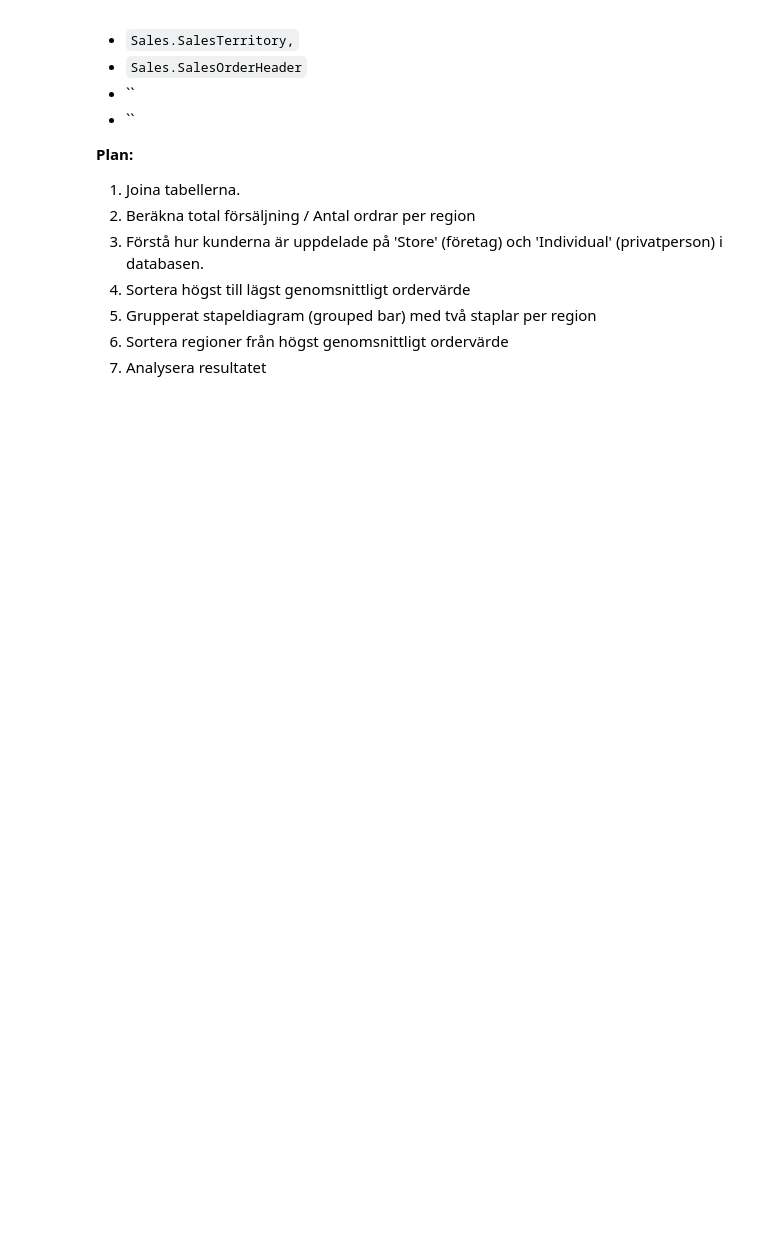
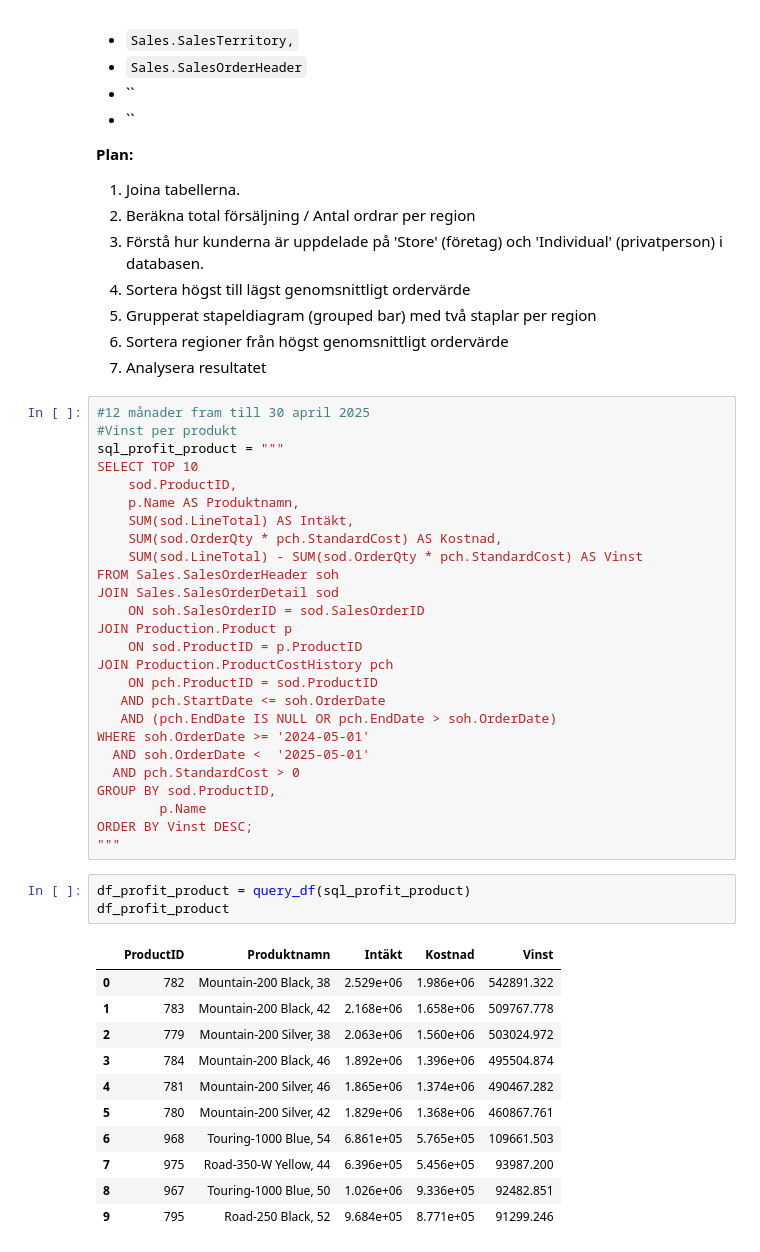
Before and after one commit to EliWei/SQL_uppgift_Dec25, a Jupyter notebook: Notebook.ipynb, the cells around one changed output. Saved outputs shown, nothing was run; the diff lists cells and outputs as text; blank space fills up the shorter version.

```diff
--- a/Notebook.ipynb
+++ b/Notebook.ipynb
@@ -1011,3 +1011,44 @@ plt.show()
 5. Grupperat stapeldiagram (grouped bar) med två staplar per region
 6. Sortera regioner från högst genomsnittligt ordervärde
 7. Analysera resultatet
+# %%
+#12 månader fram till 30 april 2025
+#Vinst per produkt
+sql_profit_product = """
+SELECT TOP 10
+    sod.ProductID,
+    p.Name AS Produktnamn,
+    SUM(sod.LineTotal) AS Intäkt,
+    SUM(sod.OrderQty * pch.StandardCost) AS Kostnad,
+    SUM(sod.LineTotal) - SUM(sod.OrderQty * pch.StandardCost) AS Vinst
+FROM Sales.SalesOrderHeader soh
+JOIN Sales.SalesOrderDetail sod
+    ON soh.SalesOrderID = sod.SalesOrderID
+JOIN Production.Product p
+    ON sod.ProductID = p.ProductID
+JOIN Production.ProductCostHistory pch
+    ON pch.ProductID = sod.ProductID
+   AND pch.StartDate <= soh.OrderDate
+   AND (pch.EndDate IS NULL OR pch.EndDate > soh.OrderDate)
+WHERE soh.OrderDate >= '2024-05-01'
+  AND soh.OrderDate <  '2025-05-01'
+  AND pch.StandardCost > 0
+GROUP BY sod.ProductID,
+        p.Name
+ORDER BY Vinst DESC;
+"""
+# %%
+df_profit_product = query_df(sql_profit_product)
+df_profit_product
+# %% [output]
+|  | ProductID | Produktnamn | Intäkt | Kostnad | Vinst |
+| 0 | 782 | Mountain-200 Black, 38 | 2.529e+06 | 1.986e+06 | 542891.322 |
+| 1 | 783 | Mountain-200 Black, 42 | 2.168e+06 | 1.658e+06 | 509767.778 |
+| 2 | 779 | Mountain-200 Silver, 38 | 2.063e+06 | 1.560e+06 | 503024.972 |
+| 3 | 784 | Mountain-200 Black, 46 | 1.892e+06 | 1.396e+06 | 495504.874 |
+| 4 | 781 | Mountain-200 Silver, 46 | 1.865e+06 | 1.374e+06 | 490467.282 |
+| 5 | 780 | Mountain-200 Silver, 42 | 1.829e+06 | 1.368e+06 | 460867.761 |
+| 6 | 968 | Touring-1000 Blue, 54 | 6.861e+05 | 5.765e+05 | 109661.503 |
+| 7 | 975 | Road-350-W Yellow, 44 | 6.396e+05 | 5.456e+05 | 93987.200 |
+| 8 | 967 | Touring-1000 Blue, 50 | 1.026e+06 | 9.336e+05 | 92482.851 |
+| 9 | 795 | Road-250 Black, 52 | 9.684e+05 | 8.771e+05 | 91299.246 |
```
Also changed, not shown: parts of 5 cells of this notebook, 2 other files.
